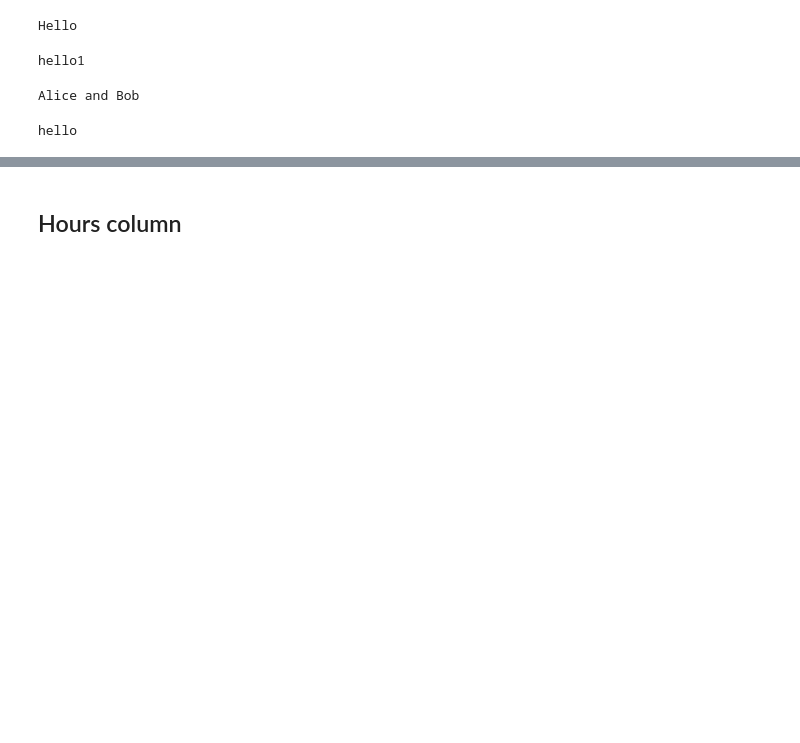
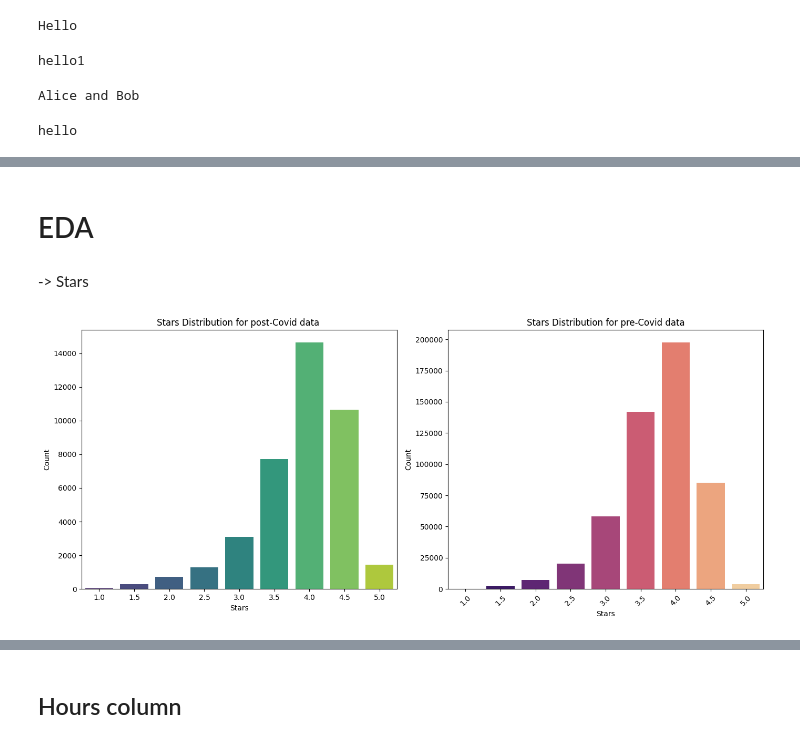
Before and after one commit to Vasiliki655/DSC511-Introduction, a Jupyter notebook: Semester_Project_DSC_511.ipynb, the cells around one changed output, grey strips where cells are left out. Drawn from its saved outputs; the diff is of its cells as text; code cells hidden in the pictures; blank space fills up the shorter version.

```diff
--- a/Semester_Project_DSC_511.ipynb
+++ b/Semester_Project_DSC_511.ipynb
@@ -362,0 +134,32 @@ predictions.select("cleaned_text", "prediction").show(5)
+# %% [markdown]
+# EDA
+# %% [markdown]
+-> Stars
+# %%
+# Convert the DataFrame to a Pandas DataFrame
+# Try taking a smaller fraction, e.g., 10%
+df_stars_post = post_df.sample(fraction=0.1,seed=42).select('stars').toPandas()
+df_stars_pre = pre_df.sample(fraction=0.1,seed=42).select('stars').toPandas()
+
+# Set up side-by-side plots
+fig, axes = plt.subplots(1, 2, figsize=(14, 6))
+
+# Plot 1: Distribution of stars from post_df
+sns.countplot(ax=axes[0], x='stars', data=df_stars_post, palette='viridis',
+              order=sorted(df_stars_post['stars'].dropna().unique()))
+axes[0].set_title("Stars Distribution for post-Covid data ")
+axes[0].set_xlabel("Stars")
+axes[0].set_ylabel("Count")
+
+# Plot 2: Some distribution from other_df
+sns.countplot(ax=axes[1], x='stars', data=df_stars_pre, palette='magma',
+              order=sorted(df_stars_pre['stars'].dropna().unique()))
+axes[1].set_title("Stars Distribution for pre-Covid data")
+axes[1].set_xlabel("Stars")
+axes[1].set_ylabel("Count")
+axes[1].tick_params(axis='x', rotation=45)
+
+plt.tight_layout()
+plt.show()
+# %% [output]
+[figure, added]
```
Also changed, not shown: parts of 42 cells of this notebook.
